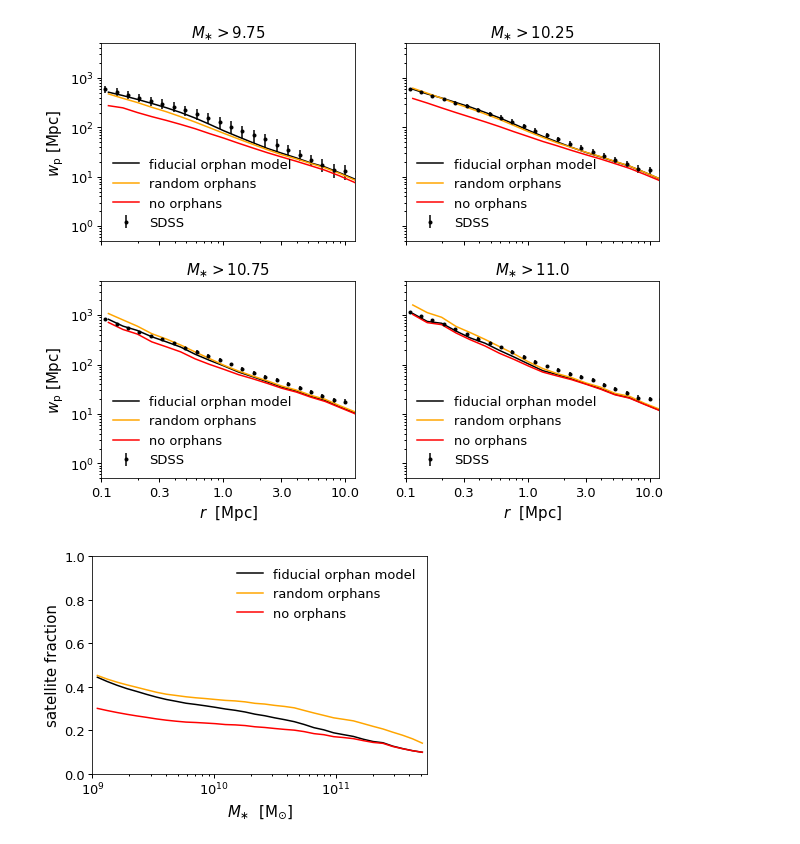
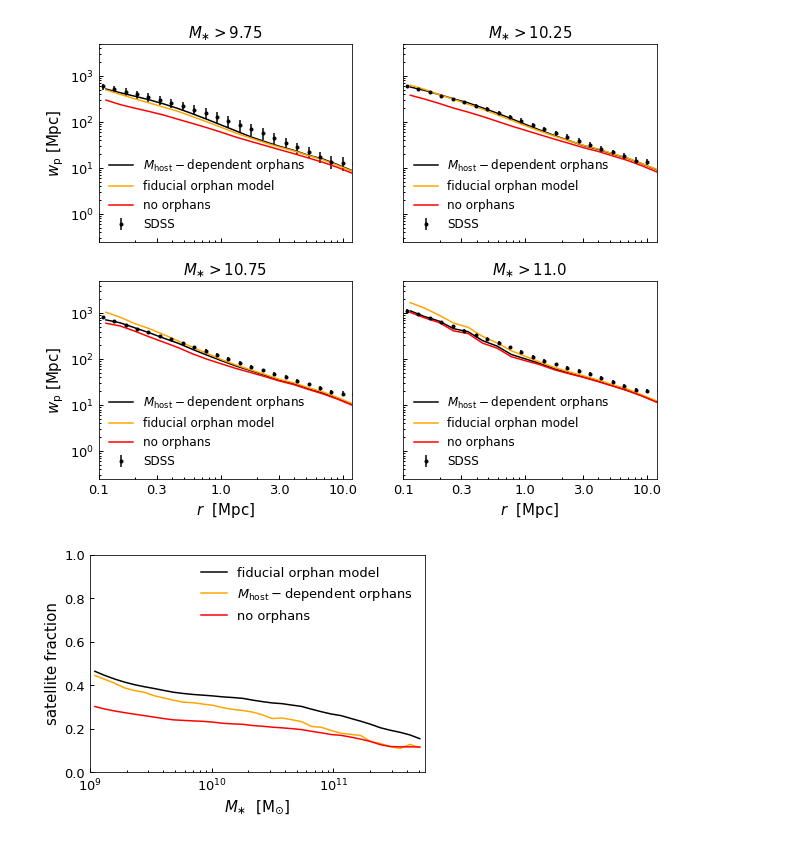
Before and after one commit to aphearin/galsize_models, a Jupyter notebook: notebooks/sham_based_penultimate_results.ipynb, the cells around one changed output. Saved outputs shown, nothing was run; the diff lists cells and outputs as text; code cells hidden in the pictures.

```diff
--- a/notebooks/sham_based_penultimate_results.ipynb
+++ b/notebooks/sham_based_penultimate_results.ipynb
@@ -245,33 +252,36 @@ wp_small_mock_sm10p75_noorphan, wp_all_mock_sm10p75_noorphan, wp_large_mock_sm10
 wp_small_mock_sm11p0_noorphan, wp_all_mock_sm11p0_noorphan, wp_large_mock_sm11p0_noorphan = _x[4]
 wp_small_mock_sm11p25_noorphan, wp_all_mock_sm11p25_noorphan, wp_large_mock_sm11p25_noorphan = _x[5]
 # %%
-from galsize_models.models import random_orphan_selection
+# from galsize_models.models import random_orphan_selection
 
-num_orphans = np.count_nonzero(mock['orphan'])
-random_orphan_mask = random_orphan_selection(subhalos, num_orphans)
-mock_random_orphans = subhalos[random_orphan_mask]
+# num_orphans = np.count_nonzero(mock['orphan'])
+# random_orphan_mask = random_orphan_selection(subhalos, num_orphans)
+# mock_random_orphans = subhalos[random_orphan_mask]
 
 normalization_all = 0.01
 alpha_all = 1.
-scatter_all = 0.25
+scatter_all = 0.2
 
-mock_random_orphans['r50_nocorr'] = component_size_vs_rhalo(mock_random_orphans['rvir_zpeak'],
+mhost_dependent_orphan_mock['r50_nocorr'] = component_size_vs_rhalo(
+        mhost_dependent_orphan_mock['rvir_zpeak'],
                         normalization_all, alpha_all,
                         scatter=scatter_all)
 
-mock_random_orphans['r50'] = mock_random_orphans['r50_nocorr']
-median_rhalf_mock_random_orphans, __, __ = binned_statistic(mock_random_orphans['sm'], mock_random_orphans['r50'], bins=logsm_table,
-                                            statistic='median')
+mhost_dependent_orphan_mock['r50'] = mhost_dependent_orphan_mock['r50_nocorr']
+median_rhalf_mock_mhost_orphans, __, __ = binned_statistic(
+        mhost_dependent_orphan_mock['sm'], mhost_dependent_orphan_mock['r50'],
+        bins=logsm_table, statistic='median')
 
-mock_random_orphans['r50_median'] = np.interp(mock_random_orphans['sm'], logsm_mids, median_rhalf_mock_random_orphans)
+mhost_dependent_orphan_mock['r50_median'] = np.interp(
+        mhost_dependent_orphan_mock['sm'], logsm_mids, median_rhalf_mock_mhost_orphans)
 
-_x = single_component_clustering(mock_random_orphans)
+_x = single_component_clustering(mhost_dependent_orphan_mock)
 rp_mids = _x[0]
-wp_small_mock_sm9p75_random_orphans, wp_all_mock_sm9p75_random_orphans, wp_large_mock_sm9p75_random_orphans = _x[1]
-wp_small_mock_sm10p25_random_orphans, wp_all_mock_sm10p25_random_orphans, wp_large_mock_sm10p25_random_orphans = _x[2]
-wp_small_mock_sm10p75_random_orphans, wp_all_mock_sm10p75_random_orphans, wp_large_mock_sm10p75_random_orphans = _x[3]
-wp_small_mock_sm11p0_random_orphans, wp_all_mock_sm11p0_random_orphans, wp_large_mock_sm11p0_random_orphans = _x[4]
-wp_small_mock_sm11p25_random_orphans, wp_all_mock_sm11p25_random_orphans, wp_large_mock_sm11p25_random_orphans = _x[5]
+wp_small_mock_sm9p75_mhost_orphans, wp_all_mock_sm9p75_mhost_orphans, wp_large_mock_sm9p75_mhost_orphans = _x[1]
+wp_small_mock_sm10p25_mhost_orphans, wp_all_mock_sm10p25_mhost_orphans, wp_large_mock_sm10p25_mhost_orphans = _x[2]
+wp_small_mock_sm10p75_mhost_orphans, wp_all_mock_sm10p75_mhost_orphans, wp_large_mock_sm10p75_mhost_orphans = _x[3]
+wp_small_mock_sm11p0_mhost_orphans, wp_all_mock_sm11p0_mhost_orphans, wp_large_mock_sm11p0_mhost_orphans = _x[4]
+wp_small_mock_sm11p25_mhost_orphans, wp_all_mock_sm11p25_mhost_orphans, wp_large_mock_sm11p25_mhost_orphans = _x[5]
 # %%
 mock['r50'] = mock['r50_mstar_stripping']
 
@@ -361,7 +371,7 @@ fig, axes = plt.subplots(2, 2, figsize=(10, 8), sharex=True, sharey=True)
 for ax in (ax1, ax2, ax3, ax4):
     __=ax.loglog()
     xlim = ax.set_xlim(0.1, 12)
-    ylim = ax.set_ylim(0.5, 5e3)
+    ylim = ax.set_ylim(0.25, 5e3)
 
 xlabel3 = ax3.set_xlabel(r'$r$  $[{\rm Mpc}]$')
 xlabel4 = ax4.set_xlabel(r'$r$  $[{\rm Mpc}]$')
@@ -394,15 +404,23 @@ __=ax4.errorbar(x[ifirst:],
 
 
 ifirst=0
-__=ax1.plot(rp_mids, wp_all_mock_sm9p75_nocorr, color='k', label='fiducial orphan model')
-__=ax2.plot(rp_mids, wp_all_mock_sm10p25_nocorr, color='k', label='fiducial orphan model')
-__=ax3.plot(rp_mids, wp_all_mock_sm10p75_nocorr, color='k', label='fiducial orphan model')
-__=ax4.plot(rp_mids, wp_all_mock_sm11p0_nocorr, color='k', label='fiducial orphan model')
+__=ax1.plot(rp_mids, wp_all_mock_sm9p75_mhost_orphans,
+            color='k', label=r'$M_{\rm host}-$dependent orphans')
+__=ax2.plot(rp_mids, wp_all_mock_sm10p25_mhost_orphans,
+            color='k', label=r'$M_{\rm host}-$dependent orphans')
+__=ax3.plot(rp_mids, wp_all_mock_sm10p75_mhost_orphans,
+            color='k', label=r'$M_{\rm host}-$dependent orphans')
+__=ax4.plot(rp_mids, wp_all_mock_sm11p0_mhost_orphans,
+            color='k', label=r'$M_{\rm host}-$dependent orphans')
 
-__=ax1.plot(rp_mids, wp_all_mock_sm9p75_random_orphans, color='orange', label='random orphans')
-__=ax2.plot(rp_mids, wp_all_mock_sm10p25_random_orphans, color='orange', label='random orphans')
-__=ax3.plot(rp_mids, wp_all_mock_sm10p75_random_orphans, color='orange', label='random orphans')
-__=ax4.plot(rp_mids, wp_all_mock_sm11p0_random_orphans, color='orange', label='random orphans')
+__=ax1.plot(rp_mids, wp_all_mock_sm9p75_nocorr,
+            color='orange', label='fiducial orphan model')
+__=ax2.plot(rp_mids, wp_all_mock_sm10p25_nocorr,
+            color='orange', label='fiducial orphan model')
+__=ax3.plot(rp_mids, wp_all_mock_sm10p75_nocorr,
+            color='orange', label='fiducial orphan model')
+__=ax4.plot(rp_mids, wp_all_mock_sm11p0_nocorr,
+            color='orange', label='fiducial orphan model')
 
 __=ax1.plot(rp_mids, wp_all_mock_sm9p75_noorphan, color='red', label='no orphans')
 __=ax2.plot(rp_mids, wp_all_mock_sm10p25_noorphan, color='red', label='no orphans')
@@ -422,12 +440,12 @@ __=ax4.get_xaxis().set_minor_formatter(ticker.NullFormatter())
 __=ax4.set_xticks((0.1, 0.3, 1, 3, 10))
 
 for ax in (ax1, ax2, ax3, ax4):
-    __=ax.legend()
+    __=ax.legend(fontsize=12)
 
 figname = 'baseline_sham_orphans.pdf'
 fig.savefig(figname, bbox_extra_artists=[xlabel3, ylabel3], bbox_inches='tight')
 # %% [output]
-[figure, old version]
+[figure, new version]
 # %%
 from scipy.stats import binned_statistic
 logsm_bins_fsat = np.linspace(9, 11.75, 35)
@@ -436,39 +454,39 @@ mean_fsat_fiducial, __, __ = binned_statistic(mock['sm'], mock['upid']!=-1,
                                               bins=logsm_bins_fsat)
 
 mask = ~mock['orphan']
 mean_fsat_noorphan, __, __ = binned_statistic(mock['sm'][mask], mock['upid'][mask]!=-1,
                                               bins=logsm_bins_fsat)
 
-mean_fsat_random_orphan, __, __ = binned_statistic(mock_random_orphans['sm'],
-                                                   mock_random_orphans['upid']!=-1,
+mean_fsat_mhost_orphan, __, __ = binned_statistic(mhost_dependent_orphan_mock['sm'],
+                                                   mhost_dependent_orphan_mock['upid']!=-1,
                                               bins=logsm_bins_fsat)
 
 from scipy.signal import savgol_filter
 mean_fsat_fiducial_smooth = savgol_filter(mean_fsat_fiducial, 7, 3)
 mean_fsat_noorphan_smooth = savgol_filter(mean_fsat_noorphan, 7, 3)
-mean_fsat_random_orphan_smooth = savgol_filter(mean_fsat_random_orphan, 7, 3)
+mean_fsat_mhost_orphan_smooth = savgol_filter(mean_fsat_mhost_orphan, 7, 3)
 
 fig, ax = plt.subplots(1, 1)
 
 xscale = ax.set_xscale('log')
 xlim = ax.set_xlim(10**9., 10**11.75)
 ylim = ax.set_ylim(0, 1)
 __=ax.plot(10**logsm_mids_fsat, mean_fsat_fiducial_smooth,
            color='k', label='fiducial orphan model')
-__=ax.plot(10**logsm_mids_fsat, mean_fsat_random_orphan_smooth,
-           color='orange', label='random orphans')
+__=ax.plot(10**logsm_mids_fsat, mean_fsat_mhost_orphan,
+           color='orange', label=r'$M_{\rm host}-$dependent orphans')
 __=ax.plot(10**logsm_mids_fsat, mean_fsat_noorphan_smooth,
            color='red', label='no orphans')
 
 __=ax.legend()
 
 xlabel = ax.set_xlabel(r'$M_{\ast}$  $[{\rm M_{\odot}}]$')
 ylabel = ax.set_ylabel(r'satellite fraction')
 
 figname = 'orphan_satellite_fraction.pdf'
 fig.savefig(figname, bbox_extra_artists=[xlabel, ylabel], bbox_inches='tight')
 # %% [output]
-[figure, old version]
+[figure, new version]
 # %%
 from galsize_models.measurements import sdss_measurements
 littleh = 0.7
```
Also changed, not shown: parts of 15 cells of this notebook.
